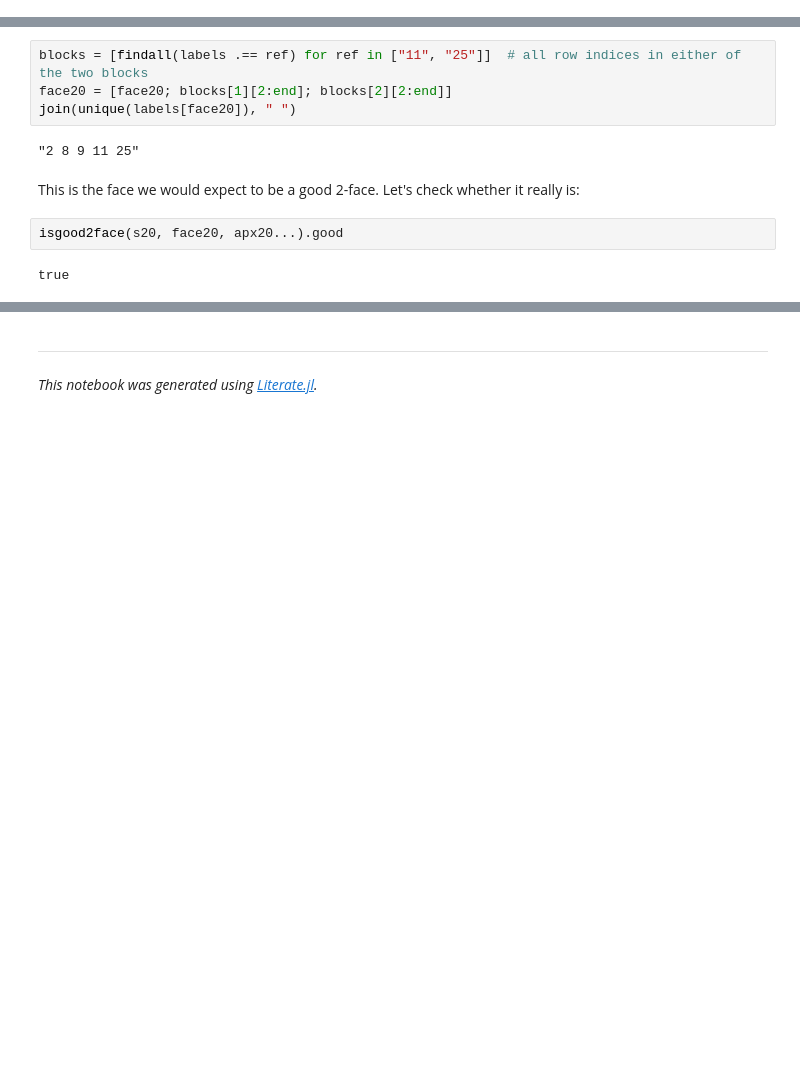
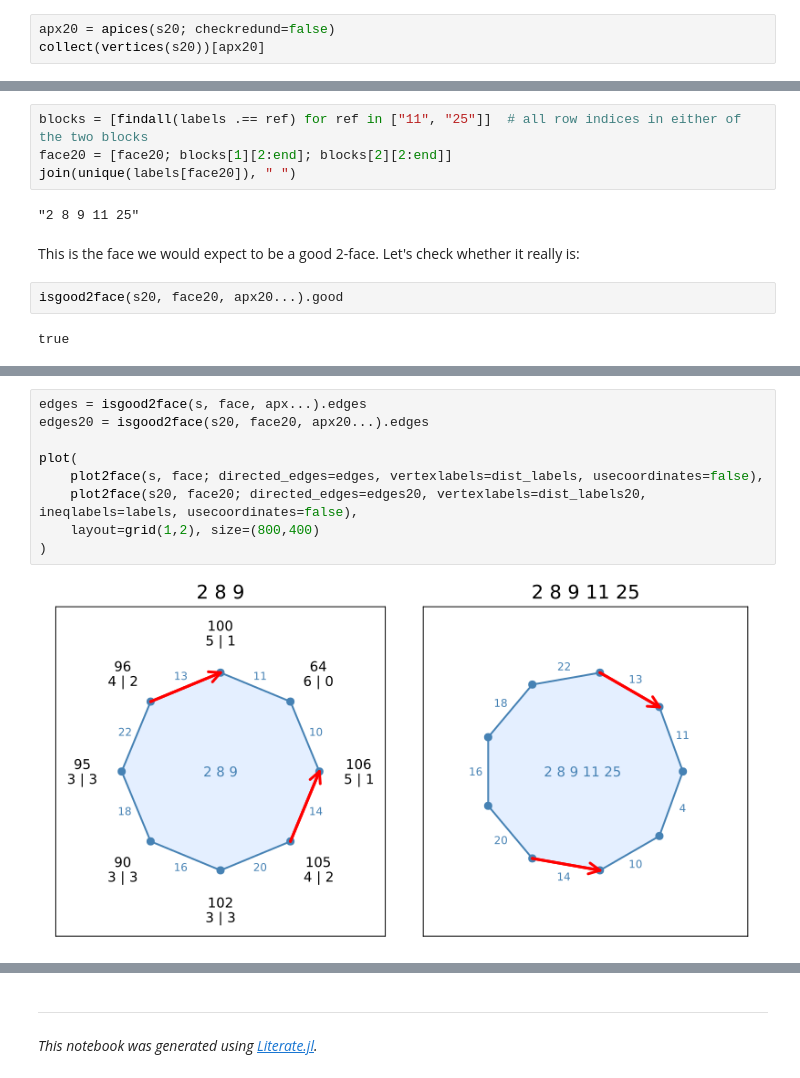
Before and after one commit to ma-b/hirsch-walks, a Jupyter notebook: dev/tutorials/Spindles and the Hirsch conjecture II.ipynb, the cells around one changed output, grey strips where cells are left out. Cells and saved outputs as stored; diff of their text form; blank space fills up the shorter version.

```diff
--- a/dev/tutorials/Spindles and the Hirsch conjecture II.ipynb
+++ b/dev/tutorials/Spindles and the Hirsch conjecture II.ipynb
@@ -138,0 +138,3 @@ collect(vertices(s20))[apx20]
+# %%
+apx20 = apices(s20; checkredund=false)
+collect(vertices(s20))[apx20]
@@ -203,0 +227,11 @@ true
+# %%
+edges = isgood2face(s, face, apx...).edges
+edges20 = isgood2face(s20, face20, apx20...).edges
+
+plot(
+    plot2face(s, face; directed_edges=edges, vertexlabels=dist_labels, usecoordinates=false),
+    plot2face(s20, face20; directed_edges=edges20, vertexlabels=dist_labels20, ineqlabels=labels, usecoordinates=false),
+    layout=grid(1,2), size=(800,400)
+)
+# %% [output]
+[figure, added]
```
Also changed, not shown: parts of 20 cells of this notebook, 30 other files.
